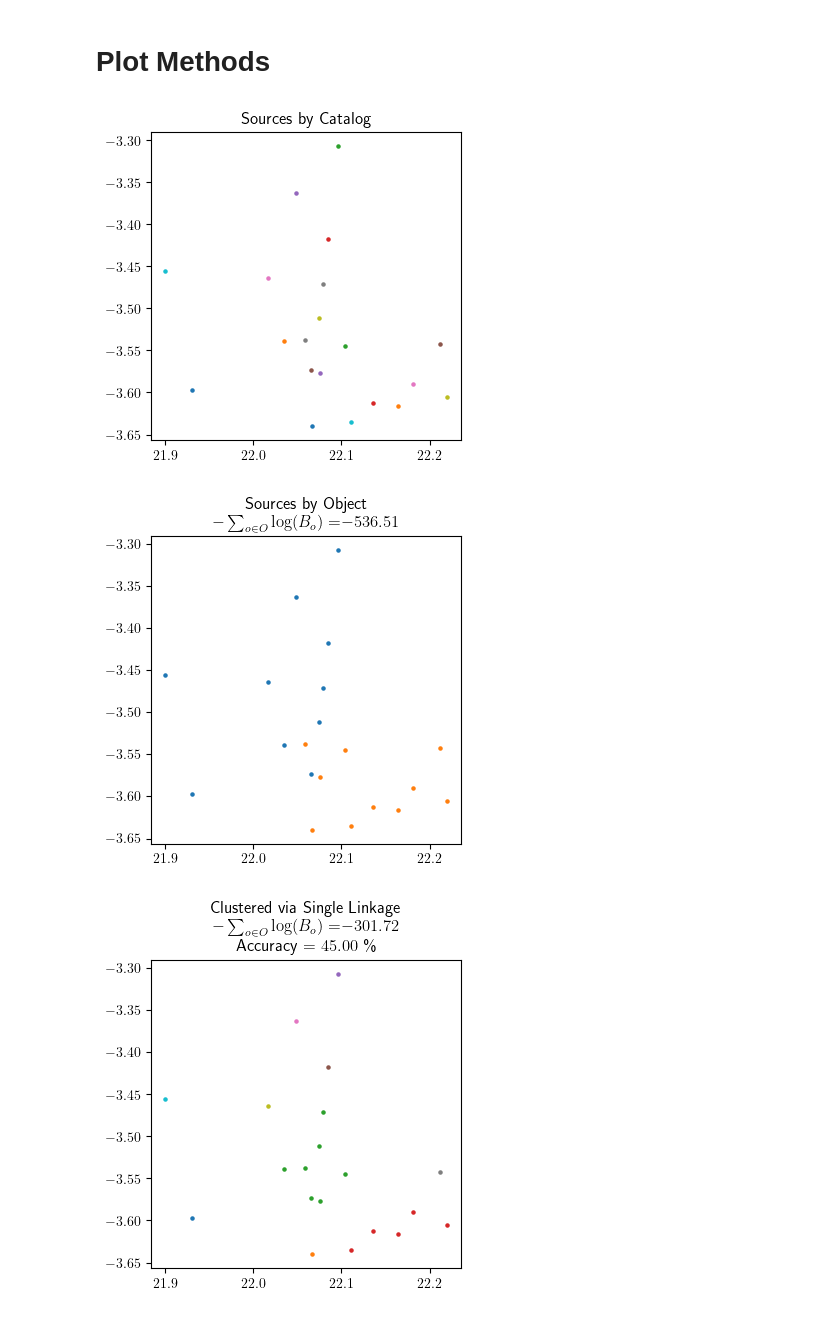
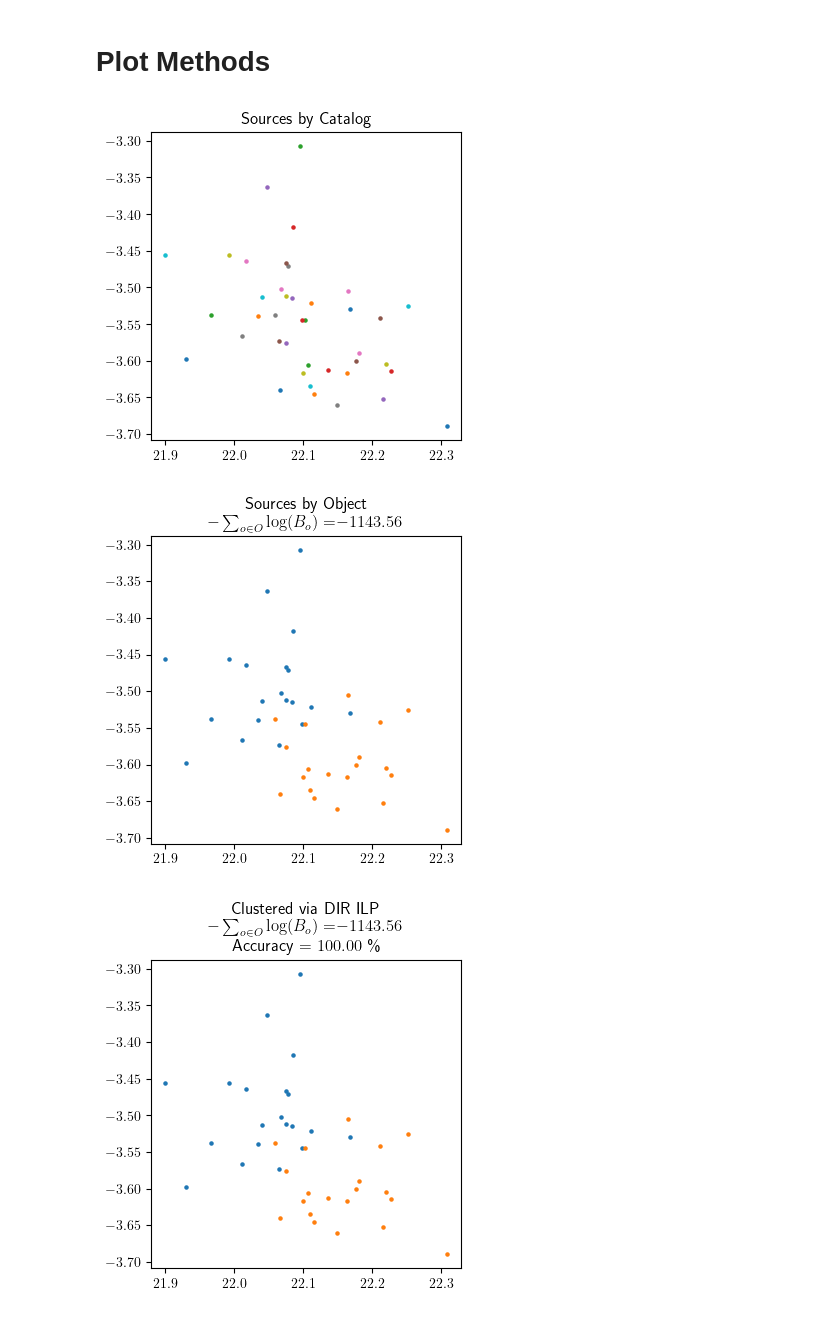
Before and after one commit to jacobf18/astronomical-matching, a Jupyter notebook: CanILP + DirILP General case.ipynb, the cells around one changed output. Drawn from its saved outputs; the diff is of its cells as text; code cells hidden in the pictures.

```diff
--- a/CanILP + DirILP General case.ipynb
+++ b/CanILP + DirILP General case.ipynb
@@ -16,7 +18,7 @@ import matplotlib.pyplot as plt
 # %% [markdown]
 # Create a simulated universe with different selection intervals for catalogs
 # %%
-num_catalog = 10
+num_catalog = 40
 # %%
 def mock(num=10, size=10, seed=None):
     "return dataframe of simulated objects"
@@ -305,7 +307,8 @@ candidate_list, df, catalog_list, Sigma_list = get_candidate_list(result, label,
 
 coord_dict = {(row[1],row[0]): (row[2],row[3]) for row in df.itertuples(index=False, name=None)}
 
-detection_total = len(candidate_list) #Total number of sources across different catalogs
+# detection_total = len(candidate_list) #Total number of sources across different catalogs
+detection_total = 2
 
 kappa_dict = {}
 kappa_rad_dict = {}
@@ -409,7 +412,8 @@ for subset_index in range(detection_total):
 ########################### SET OBJECTIVES ###########################
 
 # Set objective
-mo.setObjective(quicksum(p_list[subset_index] - quicksum(var_x_dict['x',subset_index,catalog_source_pair]*ln_kappa_rad_dict[catalog_source_pair] for catalog_source_pair in candidate_list)
+mo.setObjective(quicksum(p_list[subset_index]
+                         # - quicksum(var_x_dict['x',subset_index,catalog_source_pair]*ln_kappa_rad_dict[catalog_source_pair] for catalog_source_pair in candidate_list)
                          + b_list[0]*var_chi_dict[('chi', subset_index, 0)] + error_threshold*quicksum(var_chi_dict[('chi', subset_index, breakpoint_index)] for breakpoint_index in range(1,num_breakpoints))
                          + t_list[subset_index] for subset_index in range(detection_total)), GRB.MINIMIZE)
 
@@ -479,14 +483,27 @@ for subset_index in range(detection_total):
 
 # Definition of variables t
 # Equation B20
+product_of_cat_source_pairs_list = [prod for prod in list(itertools.combinations(candidate_list, r = 2)) if prod[0][1] != prod[1][1]]
+
 for subset_index in range(detection_total):
-    for gridpoint_index in range(1,len(c_list)):
-        mo.addConstr(lhs = t_list[subset_index], sense=GRB.GREATER_EQUAL,
-                     rhs = -M * (1 - var_u_dict[('u', subset_index, gridpoint_index)])
-                     + quicksum(1/(4*c_list[gridpoint_index])
-                                *kappa_dict[product_of_catalog_source_pairs[0]]*kappa_dict[product_of_catalog_source_pairs[1]]
-                                *var_y_dict[('y', subset_index, product_of_catalog_source_pairs[0], product_of_catalog_source_pairs[1])]
-                                *get_distance_2(product_of_catalog_source_pairs, coord_dict) for product_of_catalog_source_pairs in list(itertools.combinations(candidate_list, r = 2)) if product_of_catalog_source_pairs[0][1] != product_of_catalog_source_pairs[1][1]))
+    # for gridpoint_index in range(1,len(c_list)):
+        # mo.addConstr(lhs = t_list[subset_index], sense=GRB.GREATER_EQUAL,
+        #              rhs = -M * (1 - var_u_dict[('u', subset_index, gridpoint_index)])
+        #              + quicksum(1/(4*c_list[gridpoint_index])
+        #                         *kappa_dict[product_of_catalog_source_pairs[0]]*kappa_dict[product_of_catalog_source_pairs[1]]
+        #                         *var_y_dict[('y', subset_index, product_of_catalog_source_pairs[0], product_of_catalog_source_pairs[1])]
+        #                         *get_distance_2(product_of_catalog_source_pairs, coord_dict) for product_of_catalog_source_pairs in product_of_cat_source_pairs_list)
+                    # )
+    mo.addConstrs(t_list[subset_index] >= (-M * (1 - var_u_dict[('u', subset_index, gridpoint_index)])
+                                           + (1/(4*c_list[gridpoint_index]))
+                                           * quicksum(
+                                               var_y_dict[('y', subset_index, product_of_catalog_source_pairs[0], product_of_catalog_source_pairs[1])]
+                                               * kappa_dict[product_of_catalog_source_pairs[0]]
+                                               * kappa_dict[product_of_catalog_source_pairs[1]]
+                                               * get_distance_2(product_of_catalog_source_pairs, coord_dict)
+                                                      for product_of_catalog_source_pairs in product_of_cat_source_pairs_list)
+                                          )
+                  for gridpoint_index in range(1,len(c_list)))
 
 # Definition of variables z
 # Equation B21
@@ -840,37 +854,37 @@ def plot_catalogs(cat_tups, filename = None):
         X = np.array(X)
         plt.scatter(X.T[0], X.T[1],s=5.0)
 
     if filename:
         plt.savefig(filename, format="svg")
 
     plt.show()
 
 
 def plot_objects(cat_tups, filename = None):
     catalog_groups = defaultdict(list)
     for t in cat_tups:
         catalog_groups[t[0]].append(t)
     plt.figure(figsize=(4,4))
     plt.title("Sources by Object\n"
               r"$-\sum_{{o\in O}}\log(B_o)=$"
               f"${neg_log_bayes_from_obj_dict(catalog_groups, coord_dict):.2f}$")
     for l in catalog_groups.values():
         X = [coord_dict[t] for t in l]
         X = np.array(X)
         plt.scatter(X.T[0], X.T[1],s=5.0)
 
     if filename:
         plt.savefig(filename, format="svg")
 
     plt.show()
 
 plot_catalogs(cat_tups, f"figures/catalogs_{num_catalog}_{cluster_num}.svg")
 plot_objects(cat_tups, f"figures/objects_{num_catalog}_{cluster_num}.svg")
-plot_obj_dict(single_linkage_obj_dict, "Single Linkage", neg_log_bayes_from_obj_dict(single_linkage_obj_dict, coord_dict), single_linkage_acc, f"figures/single_linkage_{num_catalog}_{cluster_num}.svg")
-plot_obj_dict(best_kmeans_obj, "K Means", neg_log_bayes_from_obj_dict(best_kmeans_obj, coord_dict), kmeans_acc, f"figures/kmeans_{num_catalog}_{cluster_num}.svg")
-plot_obj_dict(dir_obj_dict, "DIR ILP", neg_log_bayes_from_obj_dict(dir_obj_dict, coord_dict), ilp_acc, f"figures/ilp_{cluster_num}.svg")
-plot_obj_dict(best_cop_obj_dict, "COP K-Means", neg_log_bayes_from_obj_dict(best_cop_obj_dict, coord_dict), cop_kmeans_acc, f"figures/cop_{num_catalog}_{cluster_num}.svg")
+# plot_obj_dict(single_linkage_obj_dict, "Single Linkage", neg_log_bayes_from_obj_dict(single_linkage_obj_dict, coord_dict), single_linkage_acc, f"figures/single_linkage_{num_catalog}_{cluster_num}.svg")
+# plot_obj_dict(best_kmeans_obj, "K Means", neg_log_bayes_from_obj_dict(best_kmeans_obj, coord_dict), kmeans_acc, f"figures/kmeans_{num_catalog}_{cluster_num}.svg")
+plot_obj_dict(dir_obj_dict, "DIR ILP", neg_log_bayes_from_obj_dict(dir_obj_dict, coord_dict), ilp_acc, f"figures/ilp_{num_catalog}_{cluster_num}.svg")
+# plot_obj_dict(best_cop_obj_dict, "COP K-Means", neg_log_bayes_from_obj_dict(best_cop_obj_dict, coord_dict), cop_kmeans_acc, f"figures/cop_{num_catalog}_{cluster_num}.svg")
 # %% [output]
-[figure, old version]
+[figure, new version]
-[figure, old version]
+[figure, new version]
-[figure, old version]
+[figure, new version]
```
Also changed, not shown: parts of 10 cells of this notebook.
